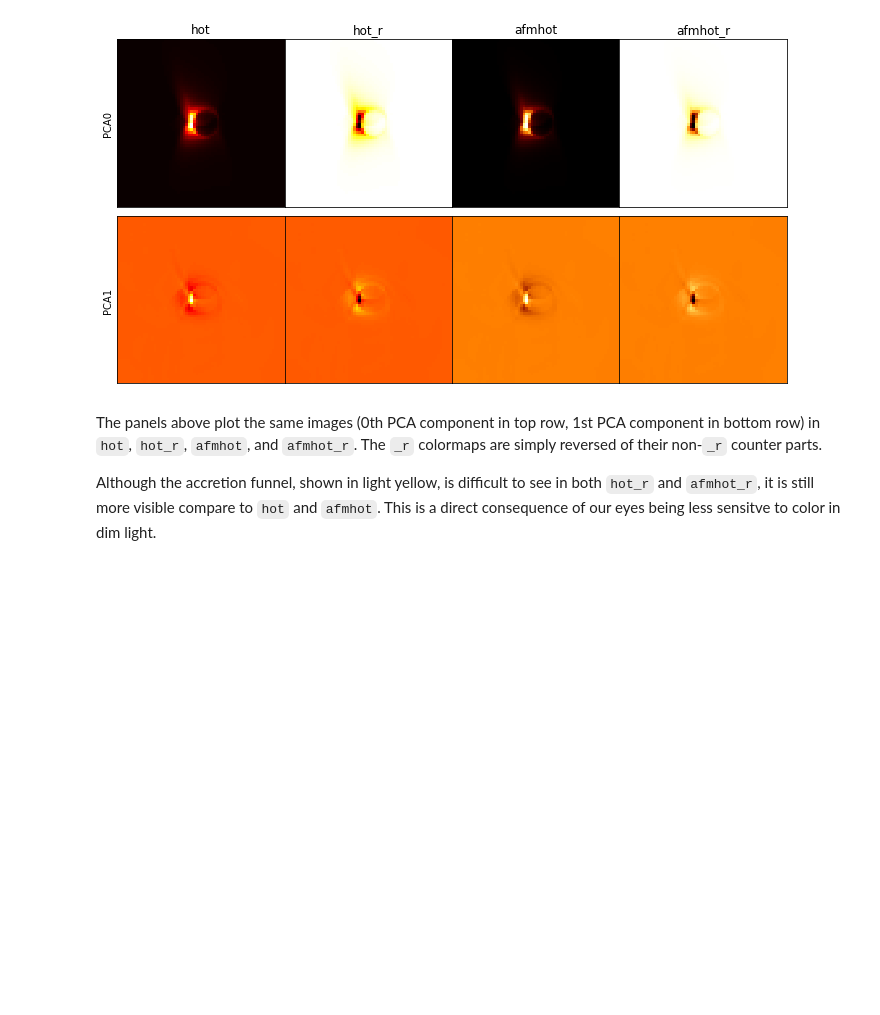
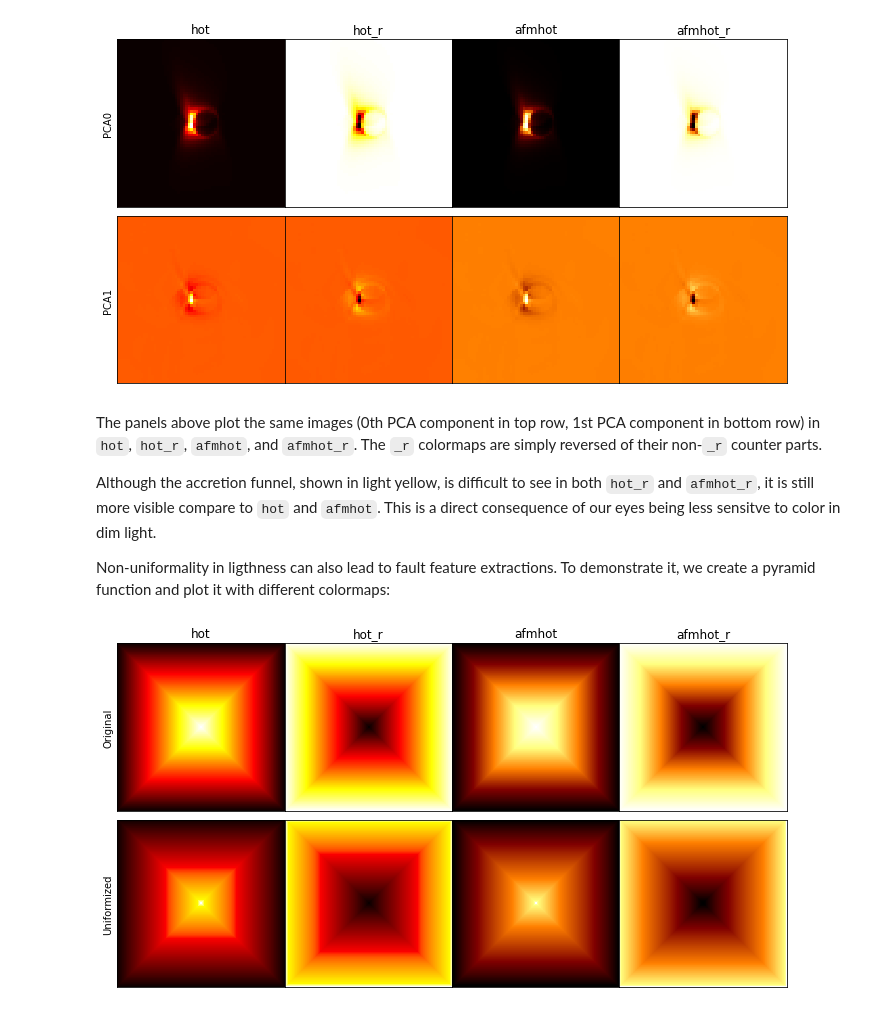
Before and after one commit to liamedeiros/ehtplot, a Jupyter notebook: docs/COLORMAPS.ipynb, the cells around one changed output. Saved outputs shown, nothing was run; the diff lists cells and outputs as text; code cells hidden in the pictures; blank space fills up the shorter version.

Commit message:
Plot the pyramid function and discuss the artificial squares

```diff
--- a/docs/COLORMAPS.ipynb
+++ b/docs/COLORMAPS.ipynb
@@ -224,3 +224,24 @@ plotimg(axes[1,3], pca1, 'afmhot_r')
 The panels above plot the same images (0th PCA component in top row, 1st PCA component in bottom row) in `hot`, `hot_r`, `afmhot`, and `afmhot_r`.  The `_r` colormaps are simply reversed of their non-`_r` counter parts.
 
 Although the accretion funnel, shown in light yellow, is difficult to see in both `hot_r` and `afmhot_r`, it is still more visible compare to `hot` and `afmhot`.  This is a direct consequence of our eyes being less sensitve to color in dim light.
+
+Non-uniformality in ligthness can also lead to fault feature extractions.  To demonstrate it, we create a pyramid function and plot it with different colormaps:
+# %%
+x, y = np.meshgrid(np.linspace(-0.5, 0.5, 256),
+                   np.linspace(-0.5, 0.5, 256))
+pyramid = -np.maximum(abs(x), abs(y))
+
+fig, axes = plt.subplots(2, 4, sharex=True, sharey=True, figsize=(12,6.5))
+fig.subplots_adjust(wspace=0, hspace=0)
+
+plotimg(axes[0,0], pyramid, 'hot',      title='hot', label='Original')
+plotimg(axes[0,1], pyramid, 'hot_r',    title='hot_r')
+plotimg(axes[0,2], pyramid, 'afmhot',   title='afmhot')
+plotimg(axes[0,3], pyramid, 'afmhot_r', title='afmhot_r')
+
+plotimg(axes[1,0], pyramid, 'hot_u', label='Uniformized')
+plotimg(axes[1,1], pyramid, 'hot_ur')
+plotimg(axes[1,2], pyramid, 'afmhot_u')
+plotimg(axes[1,3], pyramid, 'afmhot_ur')
+# %% [output]
+[figure, added]
```
Also changed, not shown: parts of 1 cell of this notebook.
